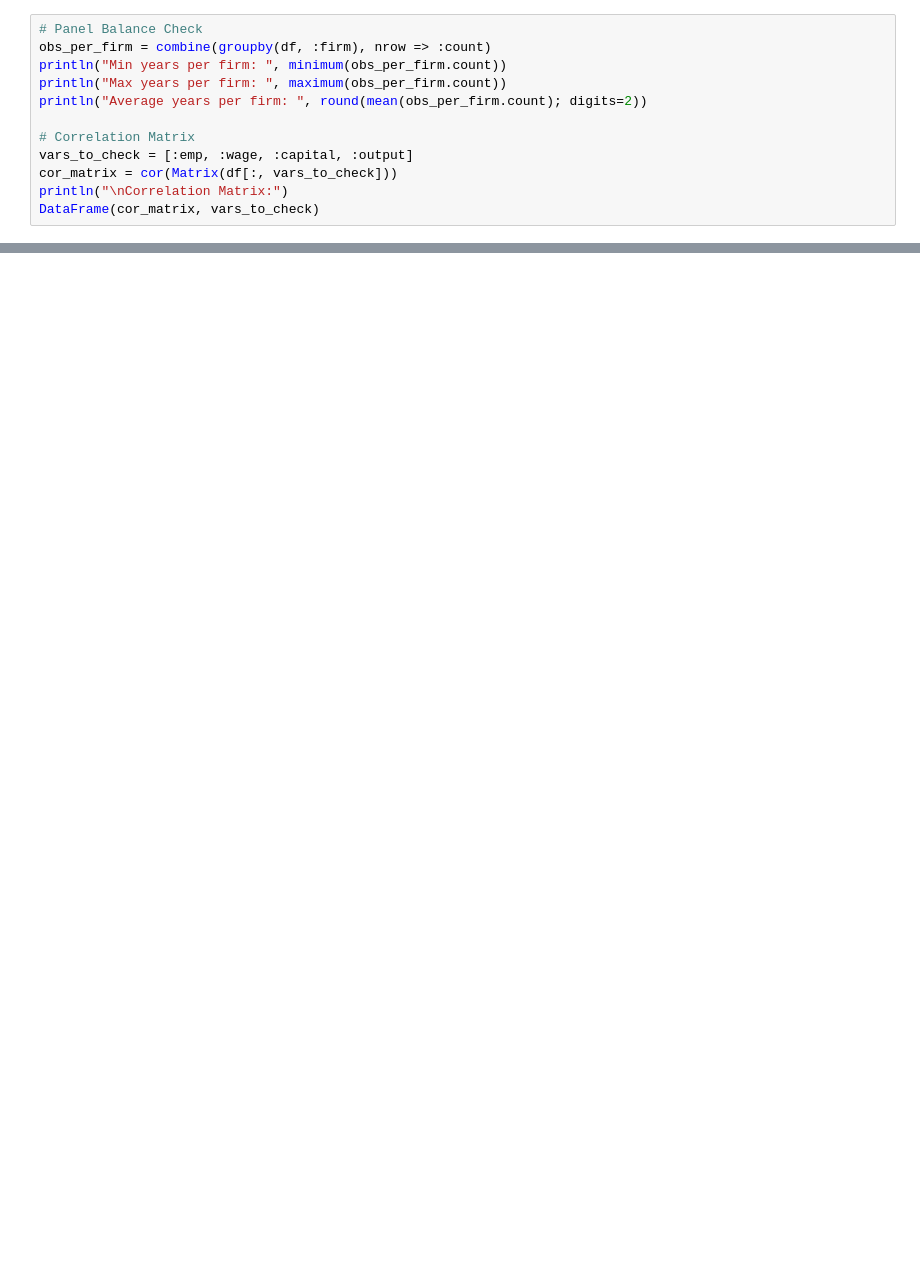
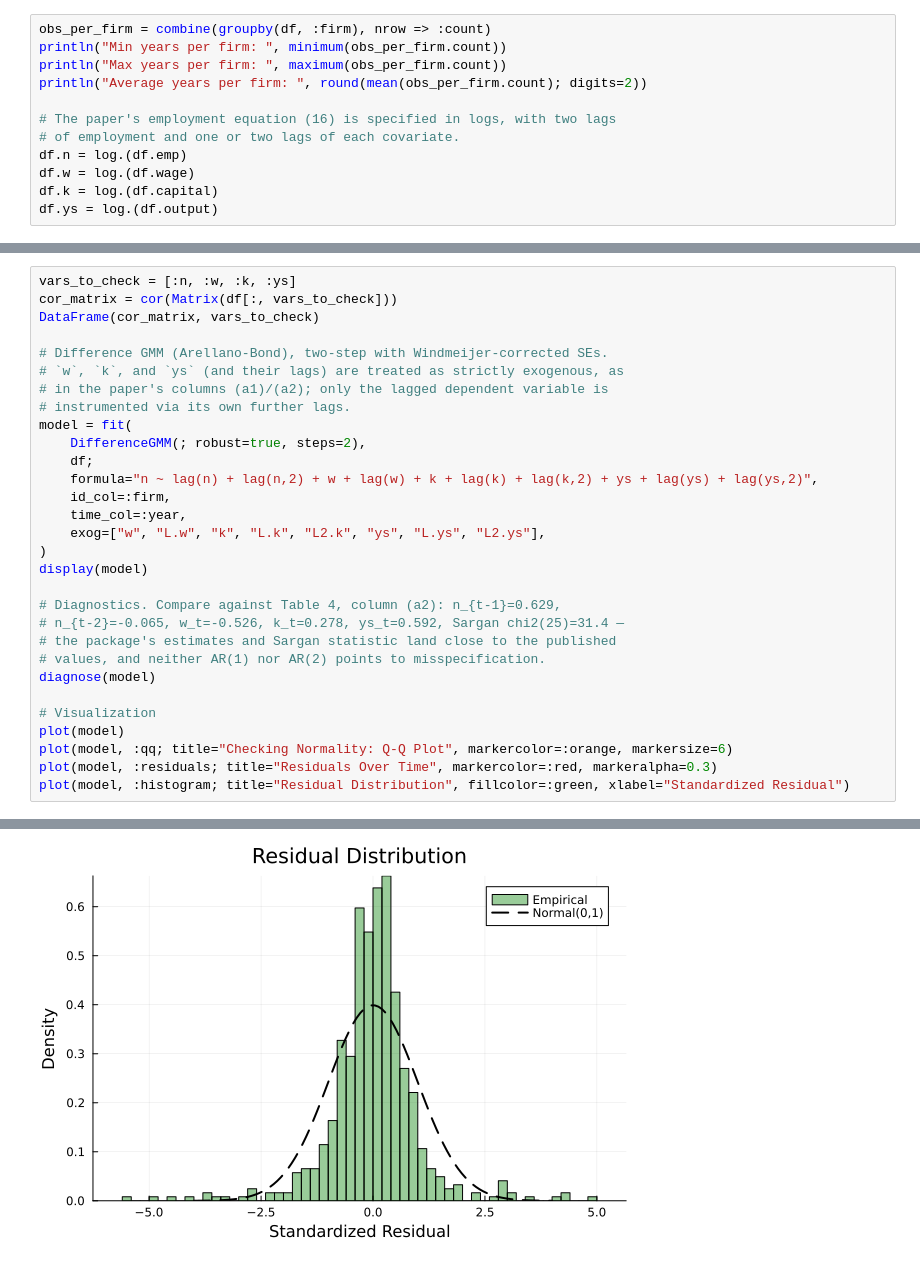
Before and after one commit to MichalS16/DynamicPanelModels.jl, a Jupyter notebook: examples/example.ipynb, the cells around one changed output, grey strips where cells are left out. Cells and saved outputs as stored; diff of their text form; blank space fills up the shorter version.

```diff
--- a/examples/example.ipynb
+++ b/examples/example.ipynb
@@ -50,15 +39,15 @@ Check panel balance (observations per firm) and compute the correlation matrix f
 # %%
-# Panel Balance Check
 obs_per_firm = combine(groupby(df, :firm), nrow => :count)
 println("Min years per firm: ", minimum(obs_per_firm.count))
 println("Max years per firm: ", maximum(obs_per_firm.count))
 println("Average years per firm: ", round(mean(obs_per_firm.count); digits=2))
 
-# Correlation Matrix
-vars_to_check = [:emp, :wage, :capital, :output]
-cor_matrix = cor(Matrix(df[:, vars_to_check]))
-println("\nCorrelation Matrix:")
-DataFrame(cor_matrix, vars_to_check)
+# The paper's employment equation (16) is specified in logs, with two lags
+# of employment and one or two lags of each covariate.
+df.n = log.(df.emp)
+df.w = log.(df.wage)
+df.k = log.(df.capital)
+df.ys = log.(df.output)
 # %% [output]
 Min years per firm: 7
 Max years per firm: 9
@@ -262,0 +74,31 @@ plot(model_sys, :histogram,
+# %%
+vars_to_check = [:n, :w, :k, :ys]
+cor_matrix = cor(Matrix(df[:, vars_to_check]))
+DataFrame(cor_matrix, vars_to_check)
+
+# Difference GMM (Arellano-Bond), two-step with Windmeijer-corrected SEs.
+# `w`, `k`, and `ys` (and their lags) are treated as strictly exogenous, as
+# in the paper's columns (a1)/(a2); only the lagged dependent variable is
+# instrumented via its own further lags.
+model = fit(
+    DifferenceGMM(; robust=true, steps=2),
+    df;
+    formula="n ~ lag(n) + lag(n,2) + w + lag(w) + k + lag(k) + lag(k,2) + ys + lag(ys) + lag(ys,2)",
+    id_col=:firm,
+    time_col=:year,
+    exog=["w", "L.w", "k", "L.k", "L2.k", "ys", "L.ys", "L2.ys"],
+)
+display(model)
+
+# Diagnostics. Compare against Table 4, column (a2): n_{t-1}=0.629,
+# n_{t-2}=-0.065, w_t=-0.526, k_t=0.278, ys_t=0.592, Sargan chi2(25)=31.4 —
+# the package's estimates and Sargan statistic land close to the published
+# values, and neither AR(1) nor AR(2) points to misspecification.
+diagnose(model)
+
+# Visualization
+plot(model)
+plot(model, :qq; title="Checking Normality: Q-Q Plot", markercolor=:orange, markersize=6)
+plot(model, :residuals; title="Residuals Over Time", markercolor=:red, markeralpha=0.3)
+plot(model, :histogram; title="Residual Distribution", fillcolor=:green, xlabel="Standardized Residual")
+# %% [output]
@@ -262,0 +132 @@ plot(model_sys, :histogram,
+[figure, added]
```
Also changed, not shown: parts of 32 cells of this notebook, 29 other files.
